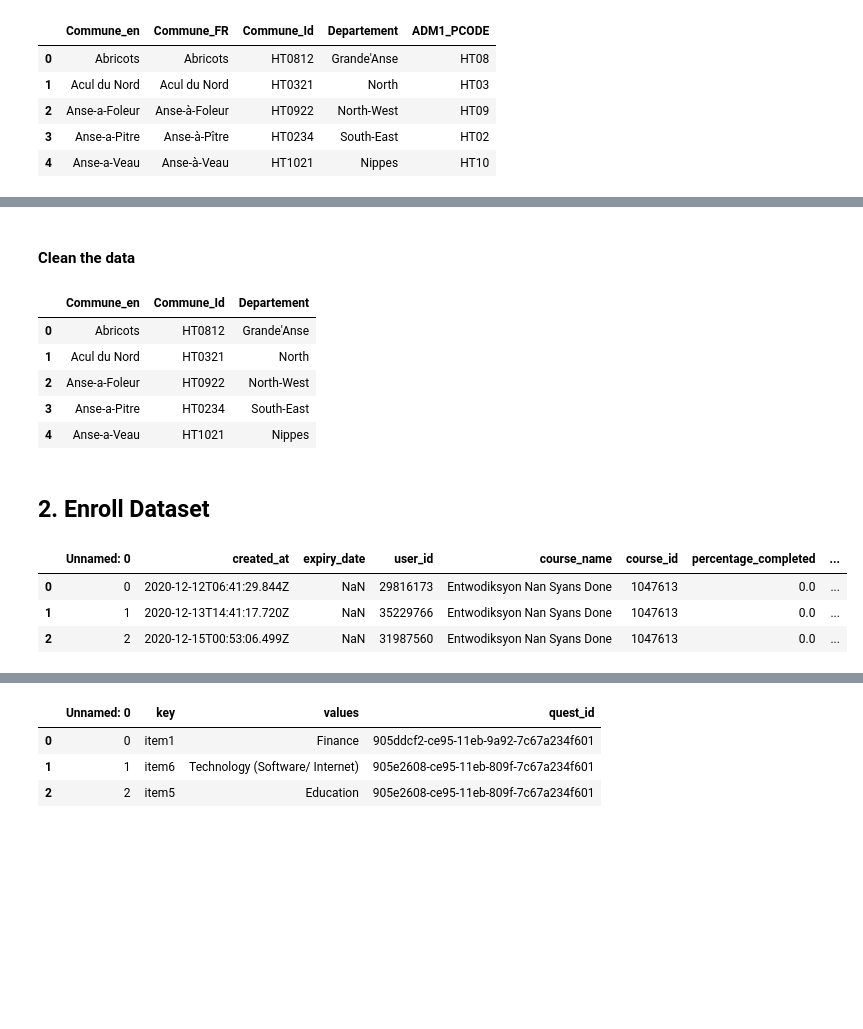
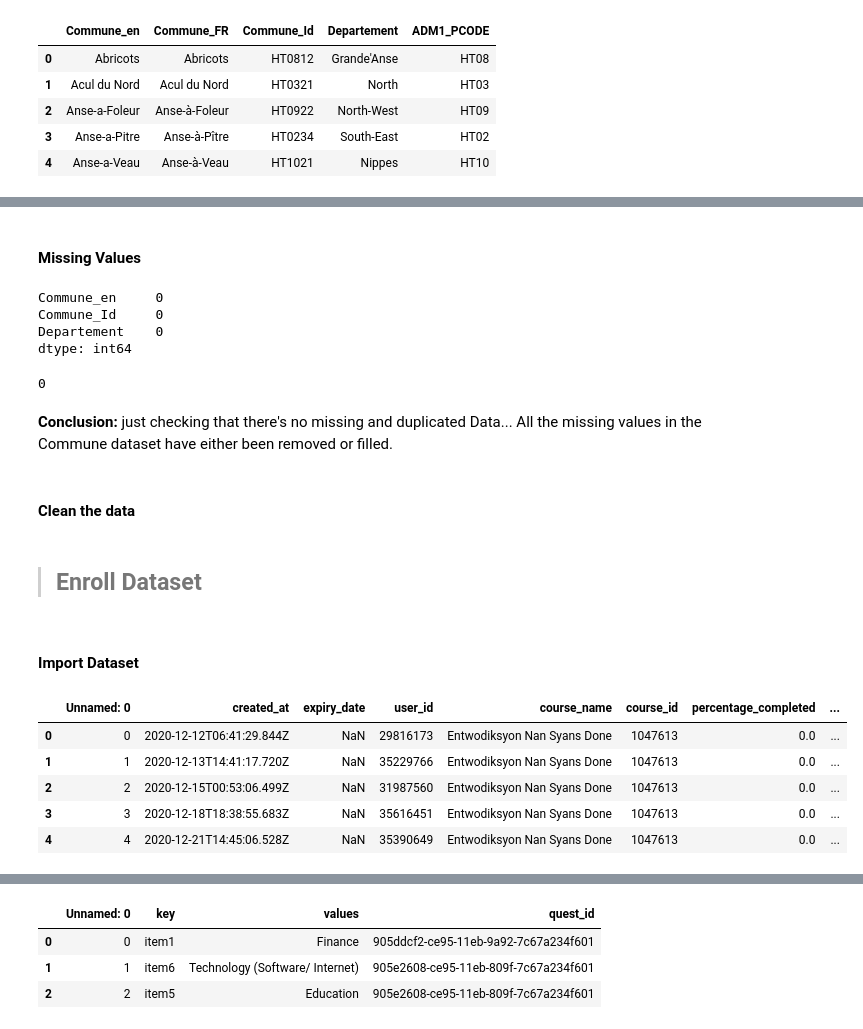
Before and after one commit to kesnel/Project-Data-Processing, a Jupyter notebook: data.ipynb, the cells around one changed output, grey strips where cells are left out. Cells and saved outputs as stored; diff of their text form; code cells hidden in the pictures; blank space fills up the shorter version.

```diff
--- a/data.ipynb
+++ b/data.ipynb
@@ -47,13 +114,19 @@ commune_df.head(5)
+# %% [markdown]
+#### Missing Values
+# %%
+# dealing with missing data
+commune_df.isna().sum()
+# %% [output]
+Commune_en     0
+Commune_Id     0
+Departement    0
+dtype: int64
+# %%
+# Make sure our columns don't have duplicate values.
+commune_df.duplicated().sum()
+# %% [output]
+0
+# %% [markdown]
+**Conclusion:** just checking that there's no missing and duplicated Data... All the missing values in the Commune dataset have either been removed or filled.
 # %% [markdown]
 #### Clean the data
-# %%
-# Clean done commune yo
-commune_df = commune_df.drop(columns=["Commune_FR","ADM1_PCODE"])
-commune_df.head(5)
-# %% [output]
-|  | Commune_en | Commune_Id | Departement |
-| 0 | Abricots | HT0812 | Grande'Anse |
-| 1 | Acul du Nord | HT0321 | North |
-| 2 | Anse-a-Foleur | HT0922 | North-West |
-| 3 | Anse-a-Pitre | HT0234 | South-East |
-| 4 | Anse-a-Veau | HT1021 | Nippes |
@@ -60,11 +137,15 @@ commune_df.head(5)
 # %% [markdown]
-## 2. Enroll Dataset
+>## Enroll Dataset
+# %% [markdown]
+#### Import Dataset
 # %%
 # Affiche done enroll yo
 enroll_df = pd.read_csv(DATA_PATH + "enroll.csv")
-enroll_df.head(3)
+enroll_df.head()
 # %% [output]
 |  | Unnamed: 0 | created_at | expiry_date | user_id | course_name | course_id | percentage_completed | ... |
 | 0 | 0 | 2020-12-12T06:41:29.844Z | NaN | 29816173 | Entwodiksyon Nan Syans Done | 1047613 | 0.0 | ... |
 | 1 | 1 | 2020-12-13T14:41:17.720Z | NaN | 35229766 | Entwodiksyon Nan Syans Done | 1047613 | 0.0 | ... |
 | 2 | 2 | 2020-12-15T00:53:06.499Z | NaN | 31987560 | Entwodiksyon Nan Syans Done | 1047613 | 0.0 | ... |
+| 3 | 3 | 2020-12-18T18:38:55.683Z | NaN | 35616451 | Entwodiksyon Nan Syans Done | 1047613 | 0.0 | ... |
+| 4 | 4 | 2020-12-21T14:45:06.528Z | NaN | 35390649 | Entwodiksyon Nan Syans Done | 1047613 | 0.0 | ... |
```
Also changed, not shown: parts of 27 cells of this notebook.
